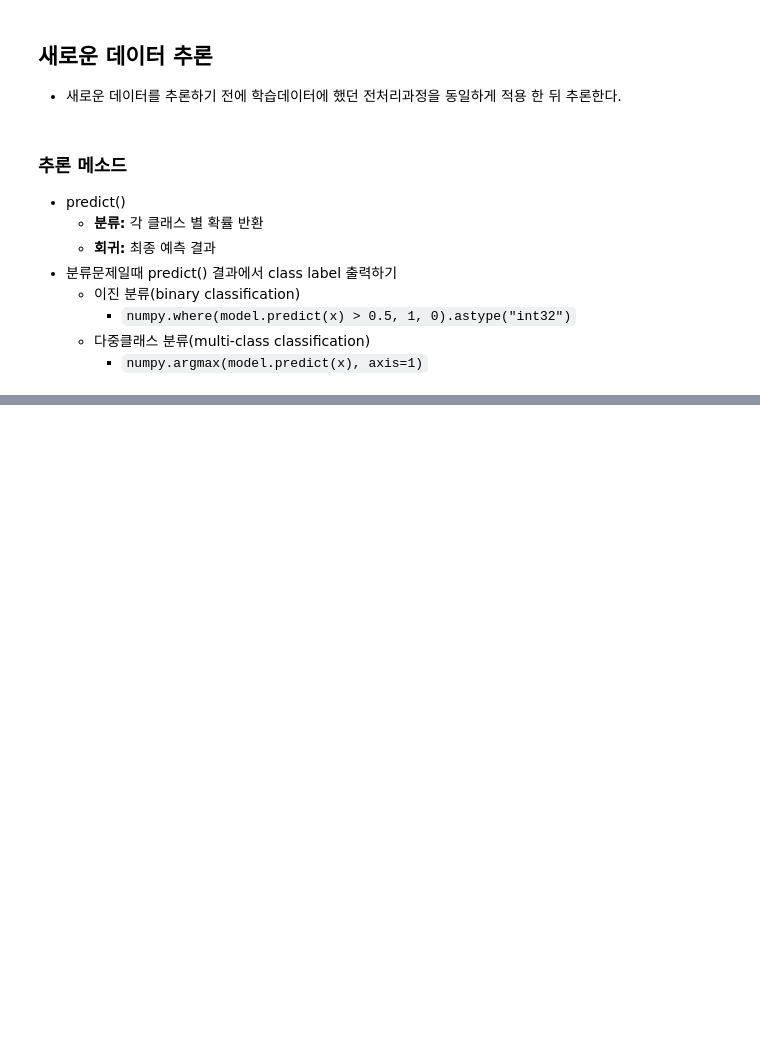
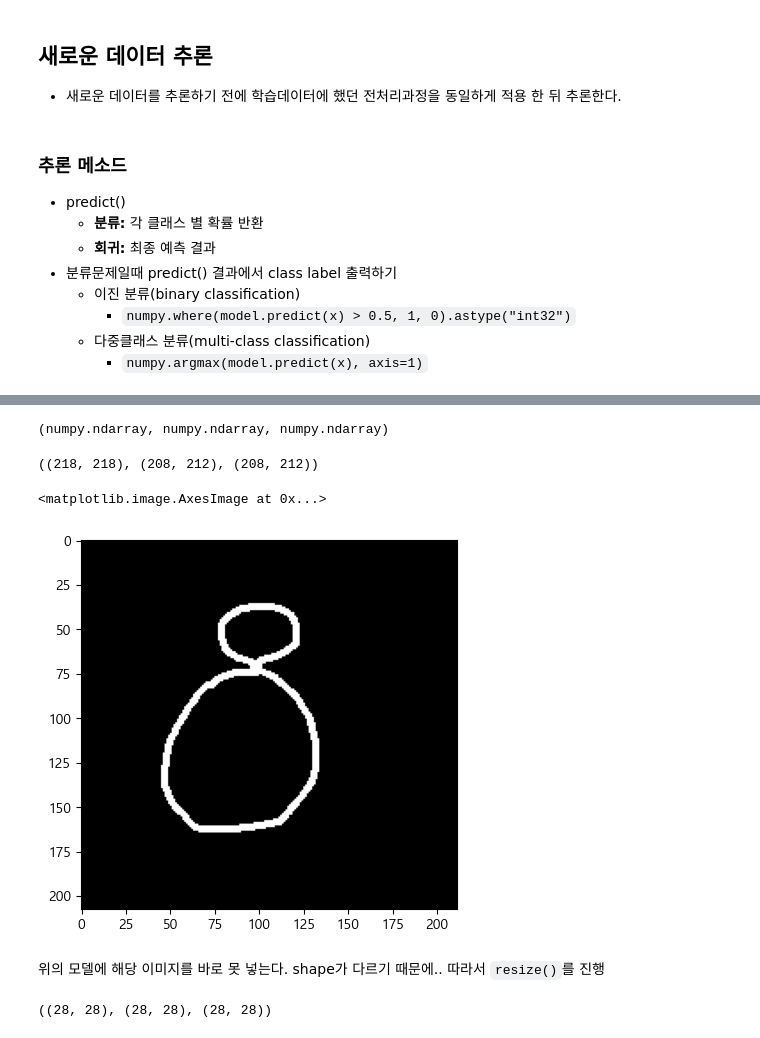
Before and after one commit to aaingyunii/Bootcamp_DeepLearning, a Jupyter notebook: 02_첫번째 딥러닝-MLP 구현.ipynb, the cells around one changed output, grey strips where cells are left out. Saved outputs shown, nothing was run; the diff lists cells and outputs as text; code cells hidden in the pictures; blank space fills up the shorter version.

```diff
--- a/02_첫번째 딥러닝-MLP 구현.ipynb
+++ b/02_첫번째 딥러닝-MLP 구현.ipynb
@@ -208,0 +387,29 @@ np.argmax(y_test[:3], axis=-1)
+# %%
+# 이미지 읽어오기
+one = cv2.imread("data/one.png", cv2.IMREAD_GRAYSCALE) # IMREAD_GRAYSCALE : 흑백으로 읽어오기
+five = cv2.imread("data/five.png", cv2.IMREAD_GRAYSCALE)
+eight = cv2.imread("data/eight.png", cv2.IMREAD_GRAYSCALE)
+type(one), type(five), type(eight)
+# %% [output]
+(numpy.ndarray, numpy.ndarray, numpy.ndarray)
+# %%
+one.shape, five.shape, eight.shape
+# %% [output]
+((218, 218), (208, 212), (208, 212))
+# %%
+plt.imshow(eight, cmap="gray")
+# %% [output]
+<matplotlib.image.AxesImage at 0x...>
+[figure, added]
+# %% [markdown]
+위의 모델에 해당 이미지를 바로 못 넣는다.
+shape가 다르기 때문에..
+따라서 `resize()`를 진행
+# %%
+# 28X28 resize
+one_input = cv2.resize(one,(28,28))
+five_input = cv2.resize(five,(28,28))
+eight_input = cv2.resize(eight,(28,28))
+one_input.shape, five_input.shape, eight_input.shape
+# %% [output]
+((28, 28), (28, 28), (28, 28))
```
Also changed, not shown: parts of 42 cells of this notebook, 2 other files.
